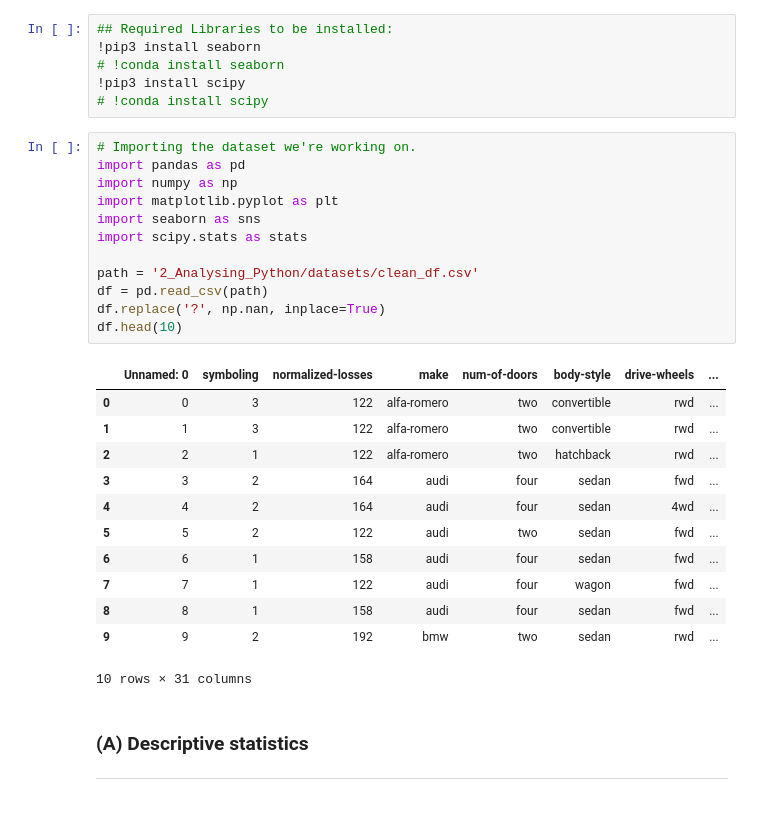
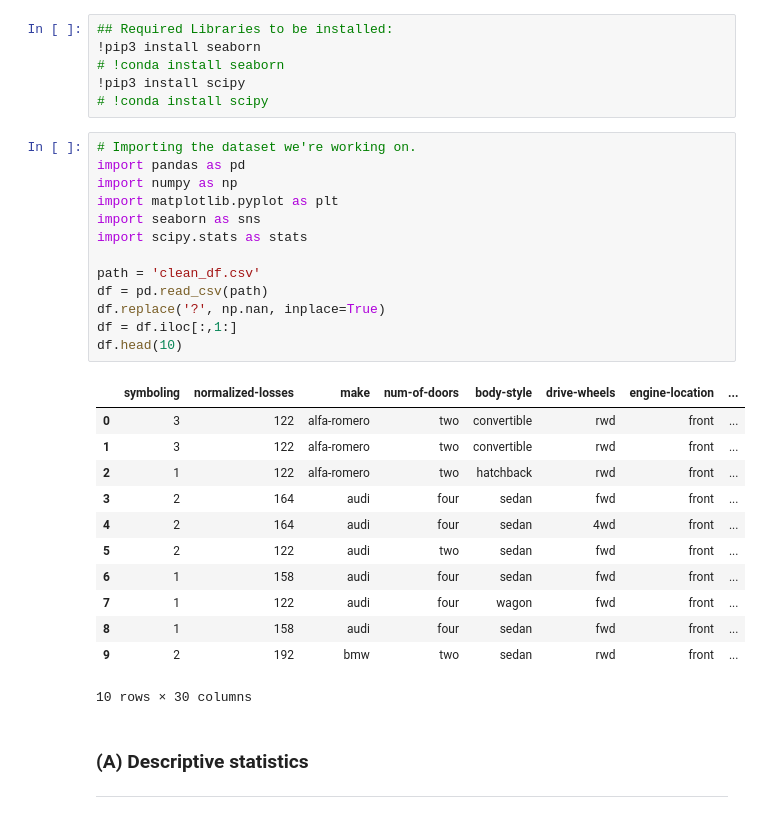
Before and after one commit to AI-Ahmed/BDA-and-DS, a Jupyter notebook: Week 06/Section/Module03.ipynb, the cells around one changed output. Drawn from its saved outputs; the diff is of its cells as text.

```diff
--- a/Week 06/Section/Module03.ipynb
+++ b/Week 06/Section/Module03.ipynb
@@ -31,28 +31,29 @@
 # %%
 # Importing the dataset we're working on.
 import pandas as pd
 import numpy as np
 import matplotlib.pyplot as plt
 import seaborn as sns
 import scipy.stats as stats
 
-path = '2_Analysing_Python/datasets/clean_df.csv'
+path = 'clean_df.csv'
 df = pd.read_csv(path)
 df.replace('?', np.nan, inplace=True)
+df = df.iloc[:,1:]
 df.head(10)
 # %% [output]
-|  | Unnamed: 0 | symboling | normalized-losses | make | num-of-doors | body-style | drive-wheels | ... |
-| 0 | 0 | 3 | 122 | alfa-romero | two | convertible | rwd | ... |
-| 1 | 1 | 3 | 122 | alfa-romero | two | convertible | rwd | ... |
-| 2 | 2 | 1 | 122 | alfa-romero | two | hatchback | rwd | ... |
-| 3 | 3 | 2 | 164 | audi | four | sedan | fwd | ... |
-| 4 | 4 | 2 | 164 | audi | four | sedan | 4wd | ... |
-| 5 | 5 | 2 | 122 | audi | two | sedan | fwd | ... |
-| 6 | 6 | 1 | 158 | audi | four | sedan | fwd | ... |
-| 7 | 7 | 1 | 122 | audi | four | wagon | fwd | ... |
-| 8 | 8 | 1 | 158 | audi | four | sedan | fwd | ... |
-| 9 | 9 | 2 | 192 | bmw | two | sedan | rwd | ... |
+|  | symboling | normalized-losses | make | num-of-doors | body-style | drive-wheels | engine-location | ... |
+| 0 | 3 | 122 | alfa-romero | two | convertible | rwd | front | ... |
+| 1 | 3 | 122 | alfa-romero | two | convertible | rwd | front | ... |
+| 2 | 1 | 122 | alfa-romero | two | hatchback | rwd | front | ... |
+| 3 | 2 | 164 | audi | four | sedan | fwd | front | ... |
+| 4 | 2 | 164 | audi | four | sedan | 4wd | front | ... |
+| 5 | 2 | 122 | audi | two | sedan | fwd | front | ... |
+| 6 | 1 | 158 | audi | four | sedan | fwd | front | ... |
+| 7 | 1 | 122 | audi | four | wagon | fwd | front | ... |
+| 8 | 1 | 158 | audi | four | sedan | fwd | front | ... |
+| 9 | 2 | 192 | bmw | two | sedan | rwd | front | ... |
-10 rows × 31 columns
+10 rows × 30 columns
 # %% [markdown]
 ### (A) Descriptive statistics
 ---
```
Also changed, not shown: parts of 8 cells of this notebook.
